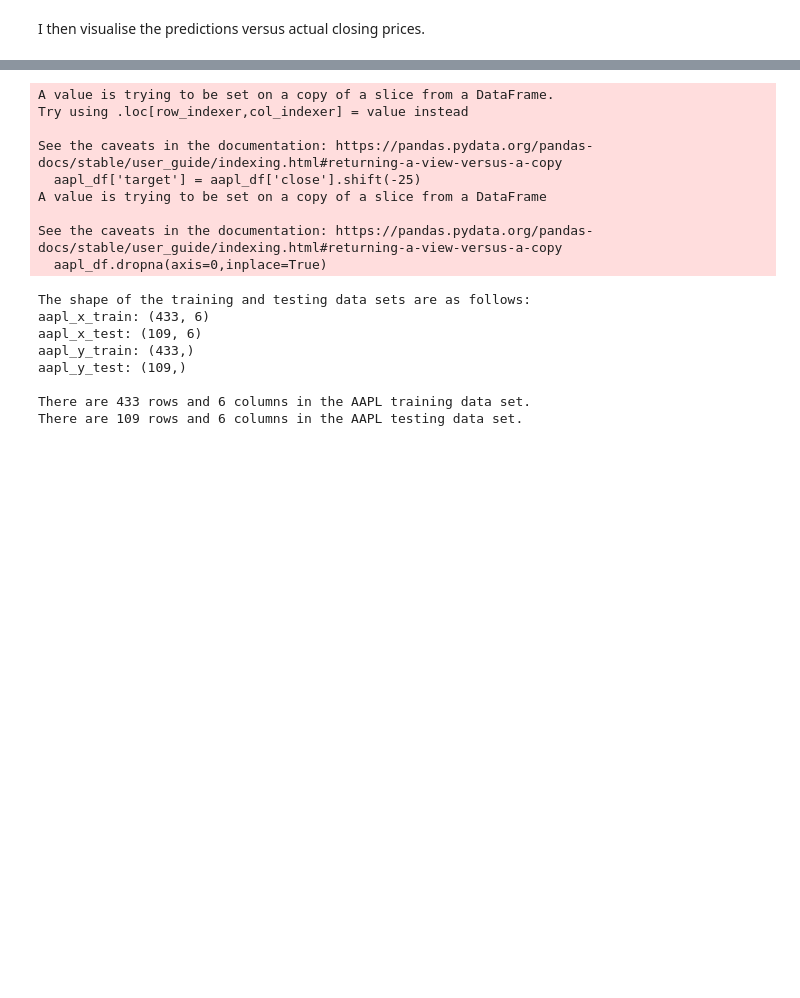
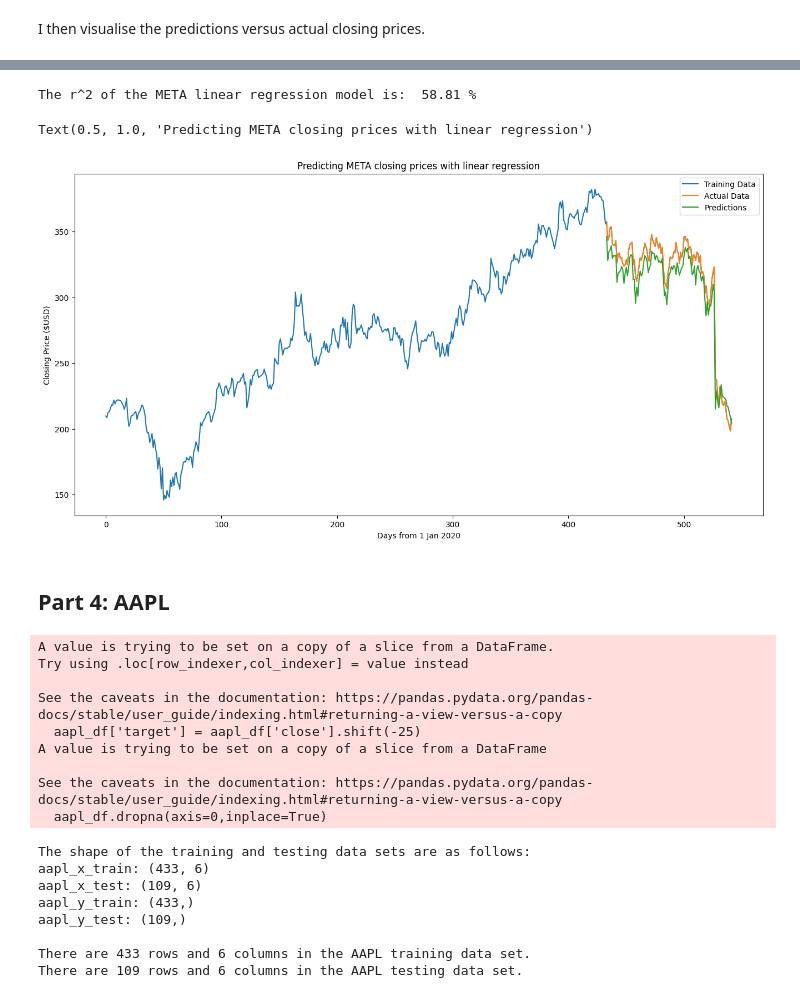
Before and after one commit to clarissa-lo/stocks-prediction, a Jupyter notebook: stock-prediction.ipynb, the cells around one changed output, grey strips where cells are left out. Saved outputs shown, nothing was run; the diff lists cells and outputs as text; code cells hidden in the pictures; blank space fills up the shorter version.

```diff
--- a/stock-prediction.ipynb
+++ b/stock-prediction.ipynb
@@ -96,0 +254,9 @@ To conclude, linear regression was used to predict Meta future 25 day closing pr
+# %%
+# building the META linear regression model
+meta_model = LinearRegression()
+meta_model.fit(meta_x_train, meta_y_train)
+
+# predicting META future closing prices based on the model
+meta_model_prediction = meta_model.predict(meta_x_test)
+print("The actual verses predicted values of META future 25 day closing prices:")
+pd.DataFrame({'Actual values':np.array(meta_y_test), 'Predicted values':np.array(meta_model_prediction)})
@@ -97,3 +278,28 @@ To conclude, linear regression was used to predict Meta future 25 day closing pr
+# %%
+# evaluating META linear regression model performance
+meta_model_r2 = abs(meta_model.score(meta_x_test,meta_y_test)*100)
+print('The r^2 of the META linear regression model is: ', meta_model_r2.round(2), '%')
+# %% [output]
+The r^2 of the META linear regression model is:  58.81 %
+# %%
+# visualising the predictive ability of the linear regression model on META future closing prices
+plt.figure(figsize=[16,8])
+
+plt.plot(meta_df['close'])
+
+meta_model_plot = meta_df[433:].copy()
+meta_model_plot['predict'] = meta_model.predict(meta_model_plot.drop(columns = 'target'))
+plt.plot(meta_model_plot[['close', 'predict']])
+
+plt.legend(['Training Data', 'Actual Data', "Predictions"])
+plt.xlabel('Days from 1 Jan 2020')
+plt.ylabel('Closing Price ($USD)')
+plt.title('Predicting META closing prices with linear regression')
+# %% [output]
+Text(0.5, 1.0, 'Predicting META closing prices with linear regression')
+[figure, added]
+# %% [markdown]
+## Part 4: AAPL
 # %%
 # preparing the AAPL data set
 aapl = df.loc[df['symbol'] == "AAPL"]
```
Also changed, not shown: parts of 42 cells of this notebook.
